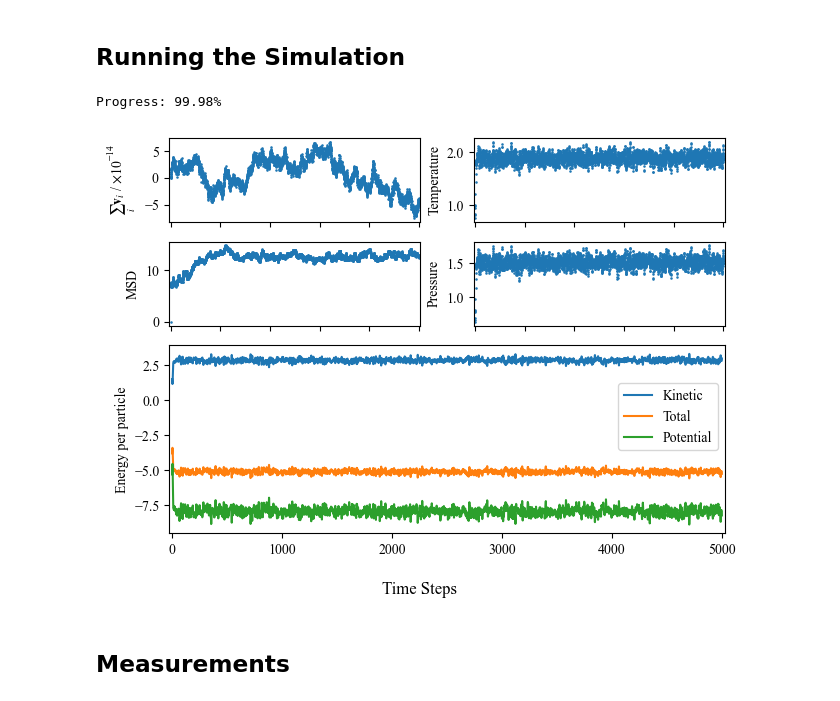
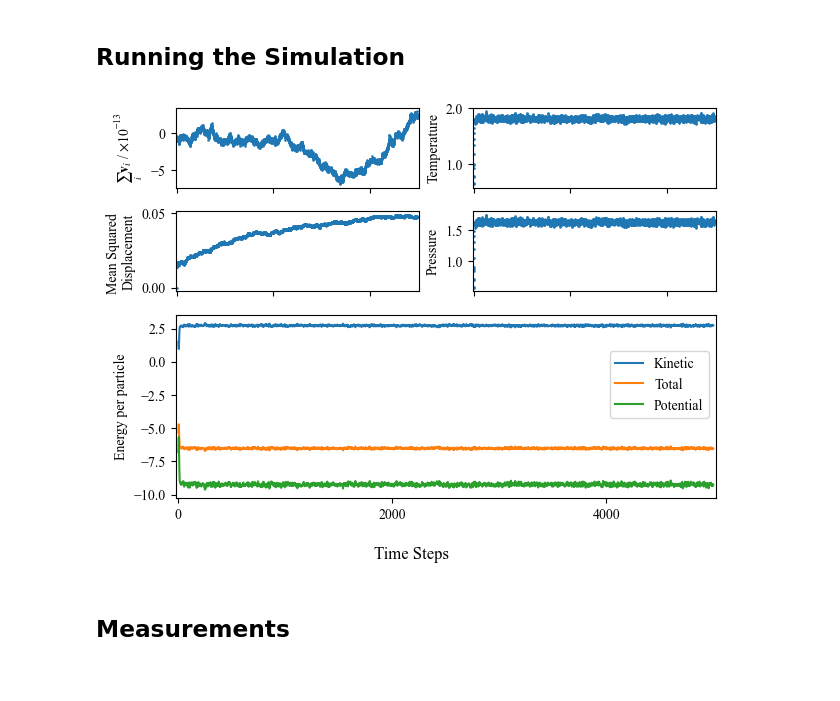
Before and after one commit to katielyzhou/Molecular-Dynamics, a Jupyter notebook: Molecular_Dynamicsv1.0.ipynb, the cells around one changed output. Saved outputs shown, nothing was run; the diff lists cells and outputs as text; code cells hidden in the pictures.

```diff
--- a/Molecular_Dynamicsv1.0.ipynb
+++ b/Molecular_Dynamicsv1.0.ipynb
@@ -29,9 +29,9 @@ sig = 1 #sigma
 
 # Initial Parameters
 steps = 5000 # Number of time steps
-N = 100 # Number of particles
-L = 5 # Side of box, int
-rc = 2.5*sig #Cut off radius for interactions
+N = 900 # Number of particles
+L = 10 # Side of box, int
+rc = 3*sig #Cut off radius for interactions
 dt = 0.01 # Time step
 T = 1 # Initial Temperature
 
@@ -284,10 +284,11 @@ v = sf*v # Sets centre of mass to be 0, and scales v to be that of set temp.
 # %% [markdown]
 ## Running the Simulation
 # %%
+
+run = 1 # If wanting to edit graphs/mess around with data without doing another simulation run set run to anything other than 1.
+skip = 20 # If generating data files, how many steps to skip per file
+
 fig, axes = plt.subplot_mosaic("AB;CD;EE;EE", sharex=True)
-
-run = 1 # If wanting to edit graphs/mess around with data without doing another simulation run
-skip = 20 # If generating data files, how many steps to skip per file
 
 if run==1:
 
@@ -324,36 +325,35 @@ axes["A"].scatter(np.arange(steps), sumv,s=0.7)
 axes["A"].yaxis.set_major_formatter(mtick.ScalarFormatter(useMathText=True))
 axes["A"].yaxis.get_offset_text().set_visible(False)
 
 axes["B"].scatter(np.arange(steps), inst_temp, label="Temp", s=0.7)
 axes["B"].set_ylabel("Temperature")
 axes["B"].yaxis.set_major_formatter(FormatStrFormatter('%.1f'))
 
 axes["C"].scatter(np.arange(steps), MSD, label="MSD", s=0.7)
-axes["C"].set_ylabel("MSD")
+axes["C"].set_ylabel("Mean Squared \n" + "Displacement")
 
 axes["D"].scatter(np.arange(steps), p, label="Pressure", s=0.7)
 axes["D"].set_ylabel("Pressure")
 
 axes["E"].plot(np.arange(steps), kinetic/N, label="Kinetic")
 axes["E"].plot(np.arange(steps), E/N, label="Total")
 axes["E"].plot(np.arange(steps), potential/N, label = "Potential")
 axes["E"].set_ylabel("Energy per particle")
 axes["E"].legend(loc="center right", bbox_to_anchor=(1,0.62))
 
 axes["E"].set_xlim(-0.005*steps, 1.005*steps)
 
 fig.supxlabel("Time Steps")
 
 plt.tight_layout(w_pad=0.5)
 
 # Remove scientif notation above the plot for sum of velocities and move it to the y axis label
 offset = axes["A"].yaxis.get_major_formatter().get_offset() # Empty string if called before tight_layout
 axes["A"].set_ylabel("$ \sum_{i} \mathbf{v}_{i} $" + " / " + offset)
 
 plt.show()
 # %% [output]
-Progress: 99.98%
-[figure, old version]
+[figure, new version]
 # %% [markdown]
 ## Measurements
 # %% [markdown]
```
Also changed, not shown: parts of 2 cells of this notebook.
